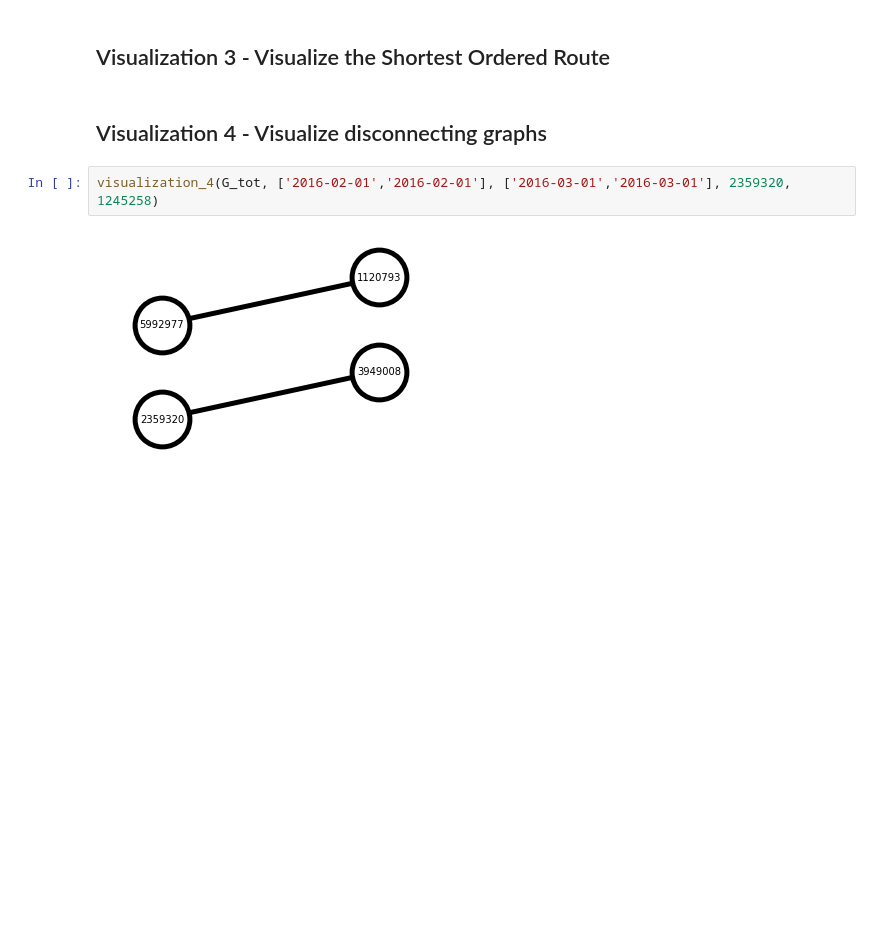
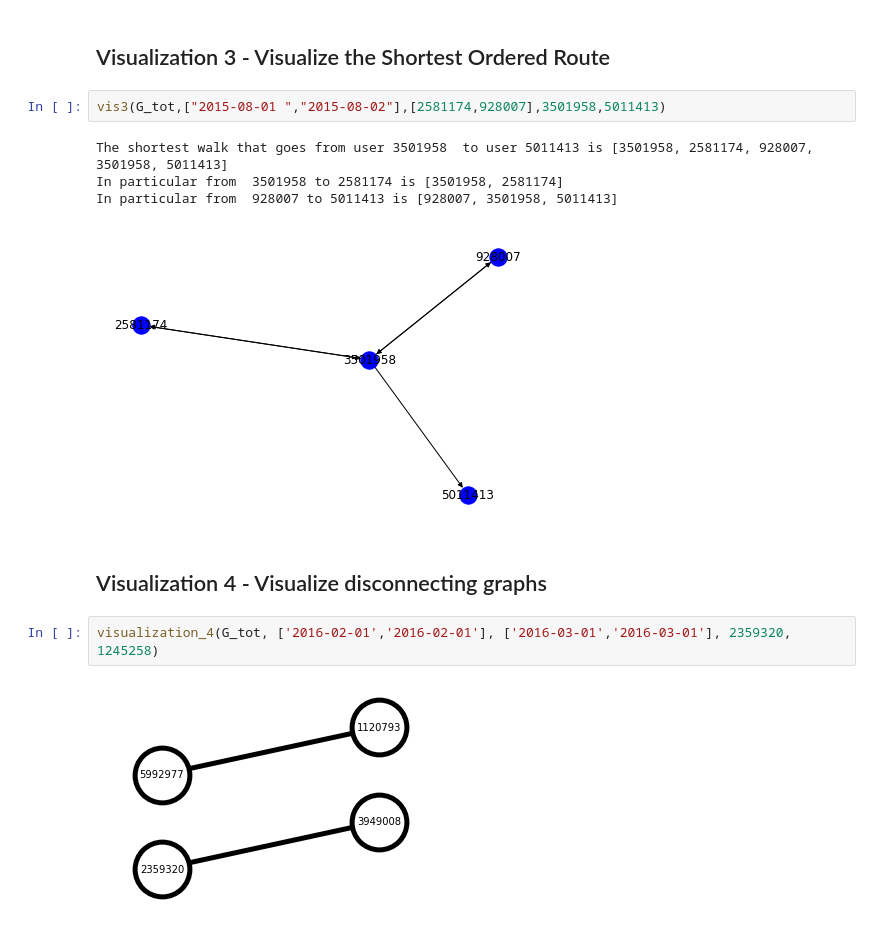
Before and after one commit to Andreagiordano99/ADM-HW5, a Jupyter notebook: main.ipynb, the cells around one changed output. Cells and saved outputs as stored; diff of their text form; blank space fills up the shorter version.

```diff
--- a/main.ipynb
+++ b/main.ipynb
@@ -162,5 +180,12 @@ visualization_1(G_loops, 'c2a')
 # %% [markdown]
 ## Visualization 3 - Visualize the Shortest Ordered Route
+# %%
+vis3(G_tot,["2015-08-01 ","2015-08-02"],[2581174,928007],3501958,5011413)
+# %% [output]
+The shortest walk that goes from user 3501958  to user 5011413 is [3501958, 2581174, 928007, 3501958, 5011413]
+In particular from  3501958 to 2581174 is [3501958, 2581174]
+In particular from  928007 to 5011413 is [928007, 3501958, 5011413]
+[figure, added]
 # %% [markdown]
 ## Visualization 4 - Visualize disconnecting graphs
 # %%
```
Also changed, not shown: parts of 6 cells of this notebook, 3 other files.
